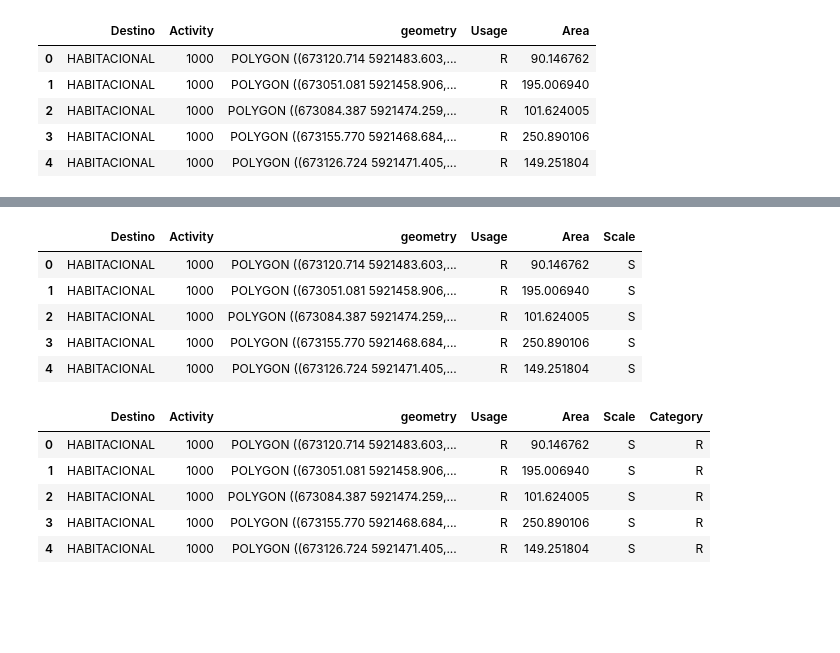
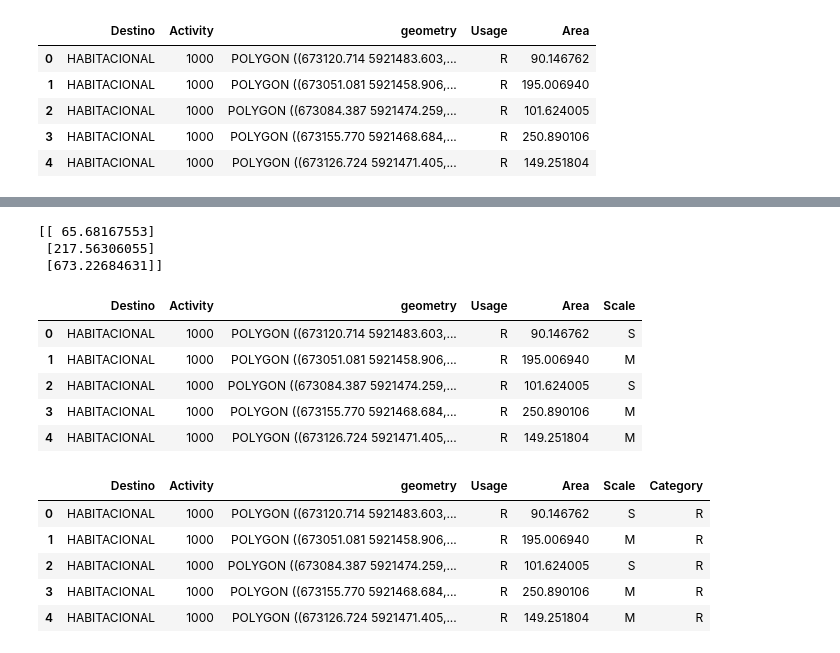
Before and after one commit to CityScope/CityLab_Biobio, a Jupyter notebook: preprocessing/preprocessing.ipynb, the cells around one changed output, grey strips where cells are left out. Cells and saved outputs as stored; diff of their text form; code cells hidden in the pictures; blank space fills up the shorter version.

Commit message:
feat(preprocessing): added kmeans for residences

```diff
--- a/preprocessing/preprocessing.ipynb
+++ b/preprocessing/preprocessing.ipynb
@@ -38,7 +38,11 @@ from sklearn.cluster import KMeans
 
 area_array = costanera_buildings.Area.to_numpy().reshape(-1,1)
 
-kmeans = KMeans(n_clusters=3, random_state=43)
-kmeans.fit(area_array)
-kmeans.cluster_centers_
+general_kmeans = KMeans(n_clusters=3, random_state=43, n_init='auto')
+general_kmeans.fit(area_array)
+
+residential_df = costanera_buildings[costanera_buildings['Usage'] == 'R']
+residential_area_array = residential_df.Area.to_numpy().reshape(-1,1)
+residential_kmeans = KMeans(n_clusters=3, random_state=43, n_init='auto')
+residential_kmeans.fit(residential_area_array)
 # %% [output]
@@ -65,28 +87,48 @@ array([[  108.9236652 ],
+# %%
+print(residential_kmeans.cluster_centers_)
+# %% [output]
+[[ 65.68167553]
+ [217.56306055]
+ [673.22684631]]
 # %%
 # Looking at the centroids:
 # Cluster 0 -> Small
 # Cluster 1 -> Large
 # Cluster 2 -> Medium
+# For residences:
+# Cluster 0 -> Small
+# Cluster 1 -> Medium
+# Cluster 2 -> Large
+
 import numpy as np
 
 def get_scale(row):
-    cluster = kmeans.predict(np.array(row['Area']).reshape(-1, 1))
-    if cluster == 0:
-        return 'S'
-    elif cluster == 2:
-        return 'M'
-    else:
-        return 'L'
+    if row['Usage'] == 'O':
+        cluster = general_kmeans.predict(np.array(row['Area']).reshape(-1, 1))
+        if cluster == 0:
+            return 'S'
+        elif cluster == 2:
+            return 'M'
+        else:
+            return 'L'
+    elif row['Usage'] == 'R':
+        cluster = residential_kmeans.predict(np.array(row['Area']).reshape(-1, 1))
+        if cluster == 0:
+            return 'S'
+        elif cluster == 1:
+            return 'M'
+        else:
+            return 'L'
 
 costanera_buildings['Scale'] = costanera_buildings.apply(lambda row: get_scale(row), axis=1)
 costanera_buildings.head()
 # %% [output]
 |  | Destino | Activity | geometry | Usage | Area | Scale |
 | 0 | HABITACIONAL | 1000 | POLYGON ((673120.714 5921483.603,... | R | 90.146762 | S |
-| 1 | HABITACIONAL | 1000 | POLYGON ((673051.081 5921458.906,... | R | 195.006940 | S |
+| 1 | HABITACIONAL | 1000 | POLYGON ((673051.081 5921458.906,... | R | 195.006940 | M |
 | 2 | HABITACIONAL | 1000 | POLYGON ((673084.387 5921474.259,... | R | 101.624005 | S |
-| 3 | HABITACIONAL | 1000 | POLYGON ((673155.770 5921468.684,... | R | 250.890106 | S |
-| 4 | HABITACIONAL | 1000 | POLYGON ((673126.724 5921471.405,... | R | 149.251804 | S |
+| 3 | HABITACIONAL | 1000 | POLYGON ((673155.770 5921468.684,... | R | 250.890106 | M |
+| 4 | HABITACIONAL | 1000 | POLYGON ((673126.724 5921471.405,... | R | 149.251804 | M |
 # %%
 #TODO: improve this activity_code to Category transform
 def building_type(row):
@@ -115,9 +157,9 @@ costanera_buildings.head()
 # %% [output]
 |  | Destino | Activity | geometry | Usage | Area | Scale | Category |
 | 0 | HABITACIONAL | 1000 | POLYGON ((673120.714 5921483.603,... | R | 90.146762 | S | R |
-| 1 | HABITACIONAL | 1000 | POLYGON ((673051.081 5921458.906,... | R | 195.006940 | S | R |
+| 1 | HABITACIONAL | 1000 | POLYGON ((673051.081 5921458.906,... | R | 195.006940 | M | R |
 | 2 | HABITACIONAL | 1000 | POLYGON ((673084.387 5921474.259,... | R | 101.624005 | S | R |
-| 3 | HABITACIONAL | 1000 | POLYGON ((673155.770 5921468.684,... | R | 250.890106 | S | R |
-| 4 | HABITACIONAL | 1000 | POLYGON ((673126.724 5921471.405,... | R | 149.251804 | S | R |
+| 3 | HABITACIONAL | 1000 | POLYGON ((673155.770 5921468.684,... | R | 250.890106 | M | R |
+| 4 | HABITACIONAL | 1000 | POLYGON ((673126.724 5921471.405,... | R | 149.251804 | M | R |
 # %%
 costanera_buildings.to_file('../includes/city/costanera/Buildings.shp')
```
Also changed, not shown: parts of 2 cells of this notebook, 2 other files.
